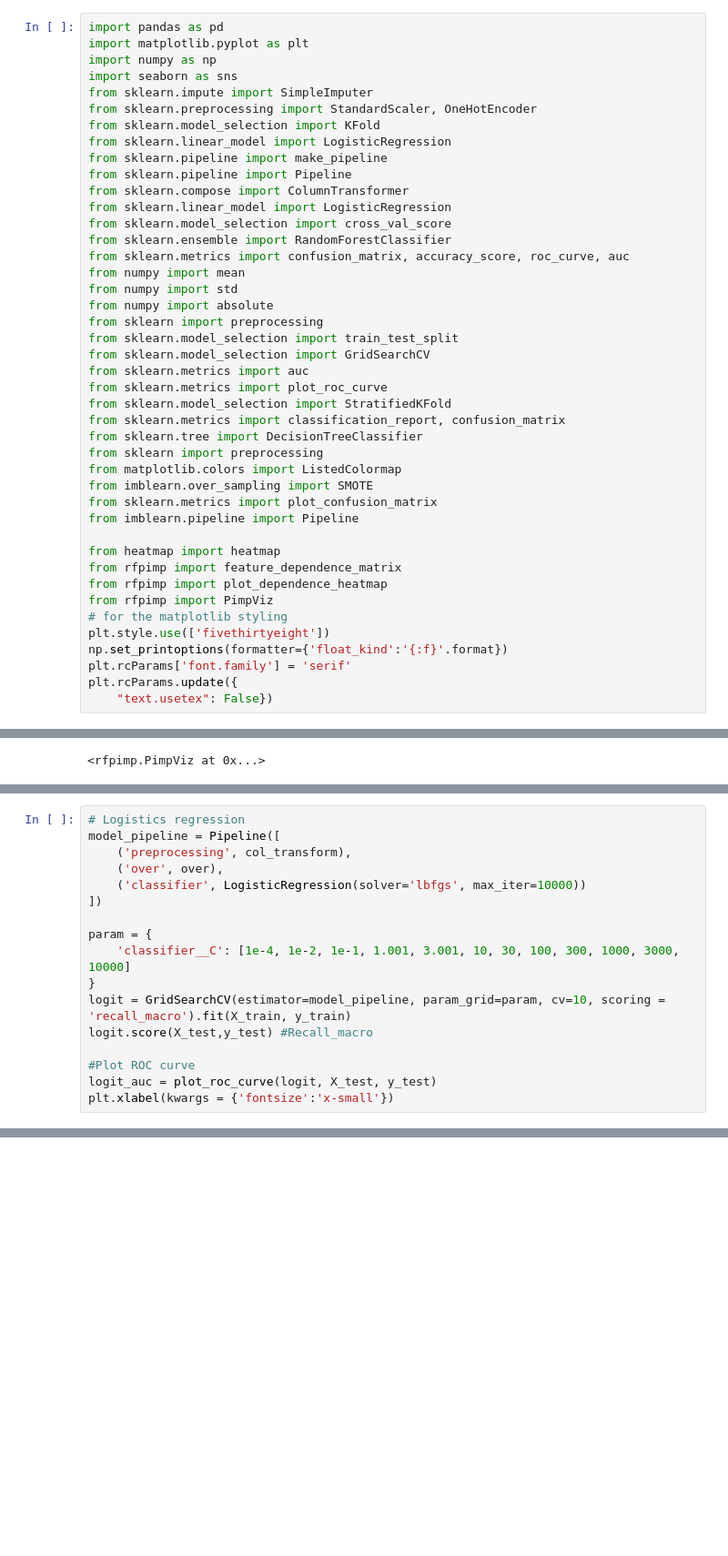
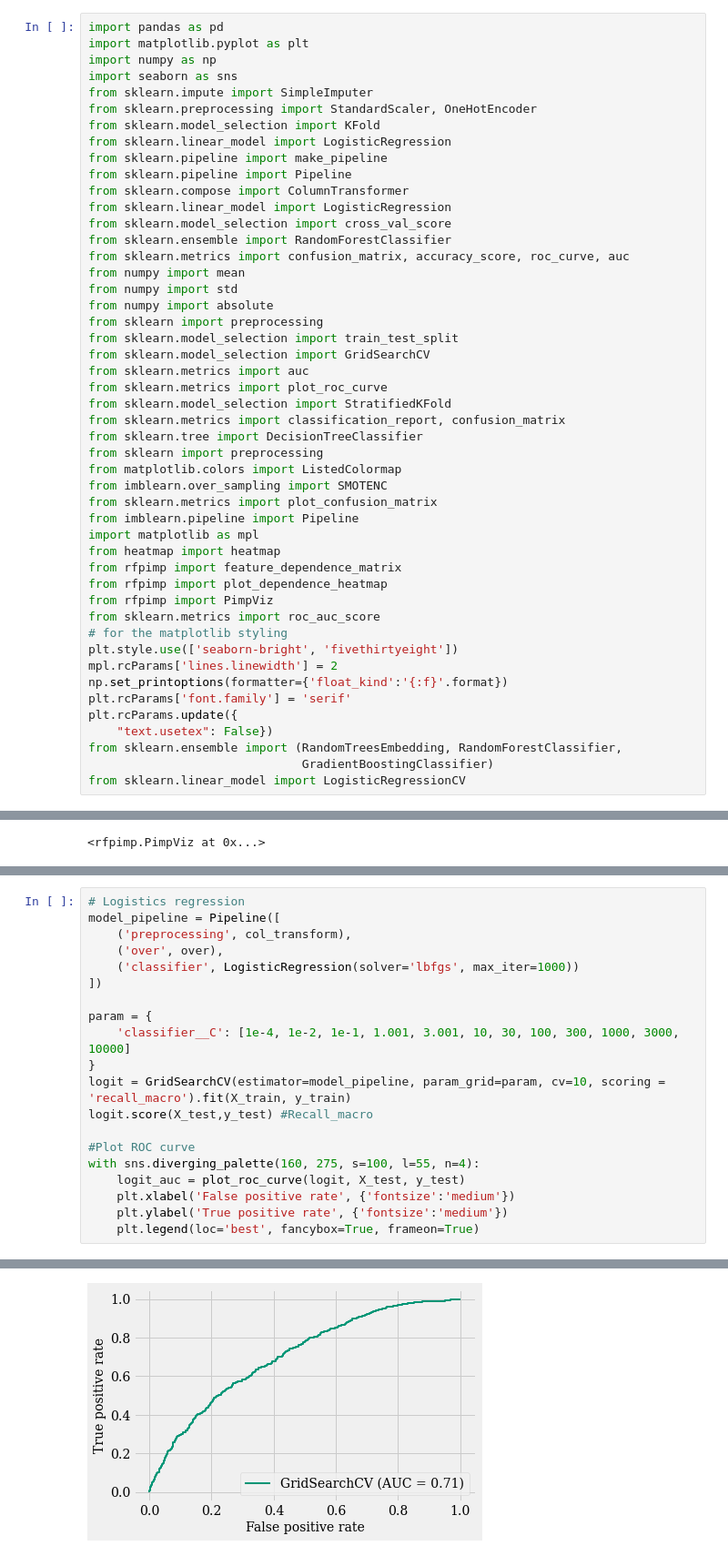
Before and after one commit to MariaLavrovskaya/datascience, a Jupyter notebook: loans/data-classifier.ipynb, the cells around one changed output, grey strips where cells are left out. Shown at 91% size. Cells and saved outputs as stored; diff of their text form; blank space fills up the shorter version.

```diff
--- a/loans/data-classifier.ipynb
+++ b/loans/data-classifier.ipynb
@@ -27,20 +27,25 @@ from sklearn.metrics import classification_report, confusion_matrix
 from sklearn.tree import DecisionTreeClassifier
 from sklearn import preprocessing
 from matplotlib.colors import ListedColormap
-from imblearn.over_sampling import SMOTE
+from imblearn.over_sampling import SMOTENC
 from sklearn.metrics import plot_confusion_matrix
 from imblearn.pipeline import Pipeline
-
+import matplotlib as mpl
 from heatmap import heatmap
 from rfpimp import feature_dependence_matrix
 from rfpimp import plot_dependence_heatmap
 from rfpimp import PimpViz
+from sklearn.metrics import roc_auc_score
 # for the matplotlib styling
-plt.style.use(['fivethirtyeight'])
+plt.style.use(['seaborn-bright', 'fivethirtyeight'])
+mpl.rcParams['lines.linewidth'] = 2
 np.set_printoptions(formatter={'float_kind':'{:f}'.format})
 plt.rcParams['font.family'] = 'serif'
 plt.rcParams.update({
     "text.usetex": False})
+from sklearn.ensemble import (RandomTreesEmbedding, RandomForestClassifier,
+                              GradientBoostingClassifier)
+from sklearn.linear_model import LogisticRegressionCV
 # %%
 # Loading the data
 data = pd.read_excel('/Users/user/Desktop/UCL_CS_Masters/datascience/coding/codes/datascience/loans/dataCOMP0050Coursework1.xlsx')
@@ -99,7 +106,7 @@ over = SMOTENC(categorical_features=[X_train.dtypes==object],sampling_strategy=0
 model_pipeline = Pipeline([
     ('preprocessing', col_transform),
     ('over', over),
-    ('classifier', LogisticRegression(solver='lbfgs', max_iter=10000))
+    ('classifier', LogisticRegression(solver='lbfgs', max_iter=1000))
 ])
 
 param = {
@@ -109,6 +116,9 @@ logit = GridSearchCV(estimator=model_pipeline, param_grid=param, cv=10, scoring
 logit.score(X_test,y_test) #Recall_macro
 
 #Plot ROC curve
-logit_auc = plot_roc_curve(logit, X_test, y_test)
-plt.xlabel(kwargs = {'fontsize':'x-small'})
+with sns.diverging_palette(160, 275, s=100, l=55, n=4):
+    logit_auc = plot_roc_curve(logit, X_test, y_test)
+    plt.xlabel('False positive rate', {'fontsize':'medium'})
+    plt.ylabel('True positive rate', {'fontsize':'medium'})
+    plt.legend(loc='best', fancybox=True, frameon=True)
 # %% [output]
@@ -115,0 +125 @@ TypeError: xlabel() missing 1 required positional argument: 'xlabel'
+[figure, added]
```
Also changed, not shown: parts of 5 cells of this notebook.
